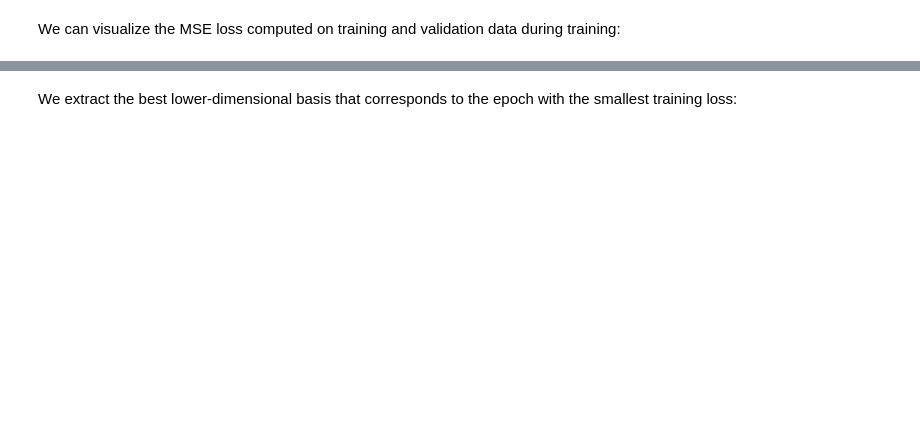
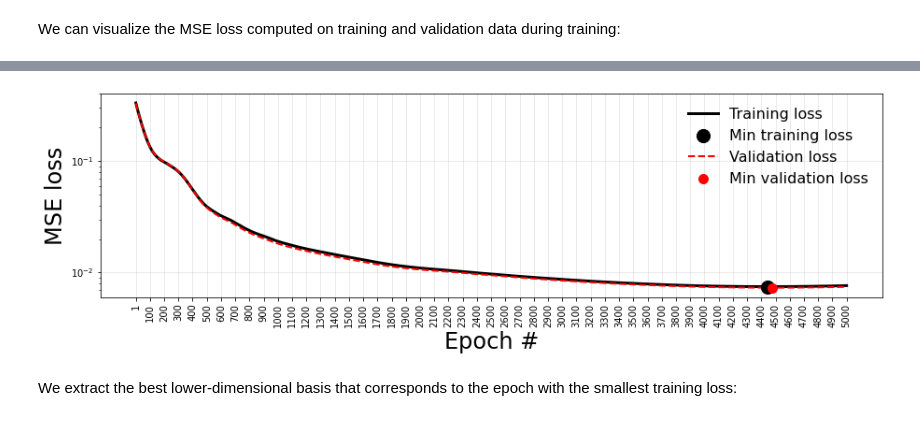
Before and after one commit to kamilazdybal/PCAfold, a Jupyter notebook: docs/tutorials/demo-qoi-aware-encoder-decoder.ipynb, the cells around one changed output, grey strips where cells are left out. Drawn from its saved outputs; the diff is of its cells as text; code cells hidden in the pictures; blank space fills up the shorter version.

Commit message:
Tutorial updates

```diff
--- a/docs/tutorials/demo-qoi-aware-encoder-decoder.ipynb
+++ b/docs/tutorials/demo-qoi-aware-encoder-decoder.ipynb
@@ -157,0 +152,6 @@ projection.plot_losses(markevery=100,
+# %%
+if save_plots==True: save_filename = '../images/tutorial-qoi-aware-encoder-decoder-losses.png'
+projection.plot_losses(markevery=100,
+                       figure_size=(15, 4),
+                       save_filename=save_filename)
+# %% [output]
@@ -158,3 +159,4 @@ projection.plot_losses(markevery=100,
+[figure, added]
 # %% [markdown]
 We extract the best lower-dimensional basis that corresponds to the epoch with the smallest training loss:
 # %%
```
Also changed, not shown: parts of 8 cells of this notebook, 5 other files.
